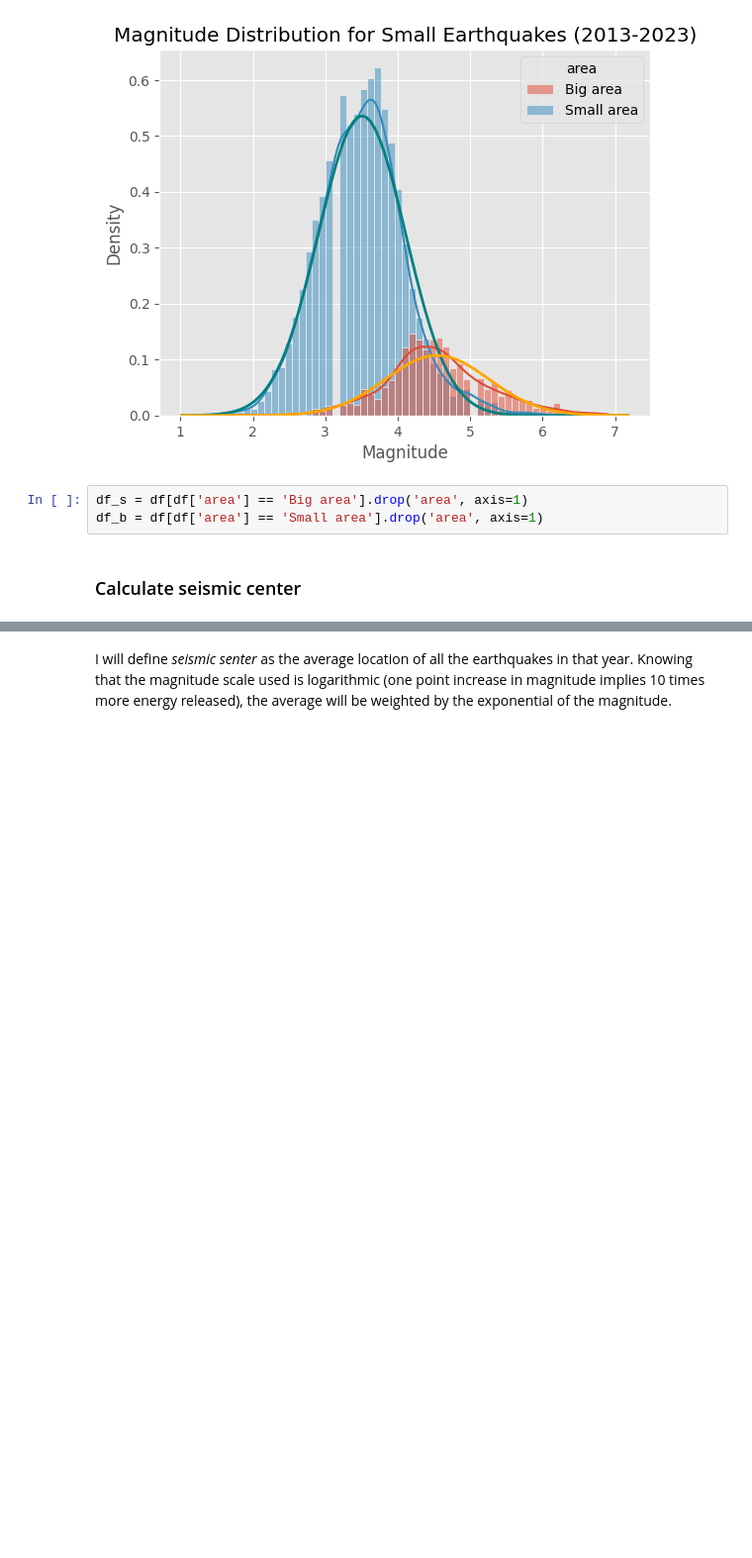
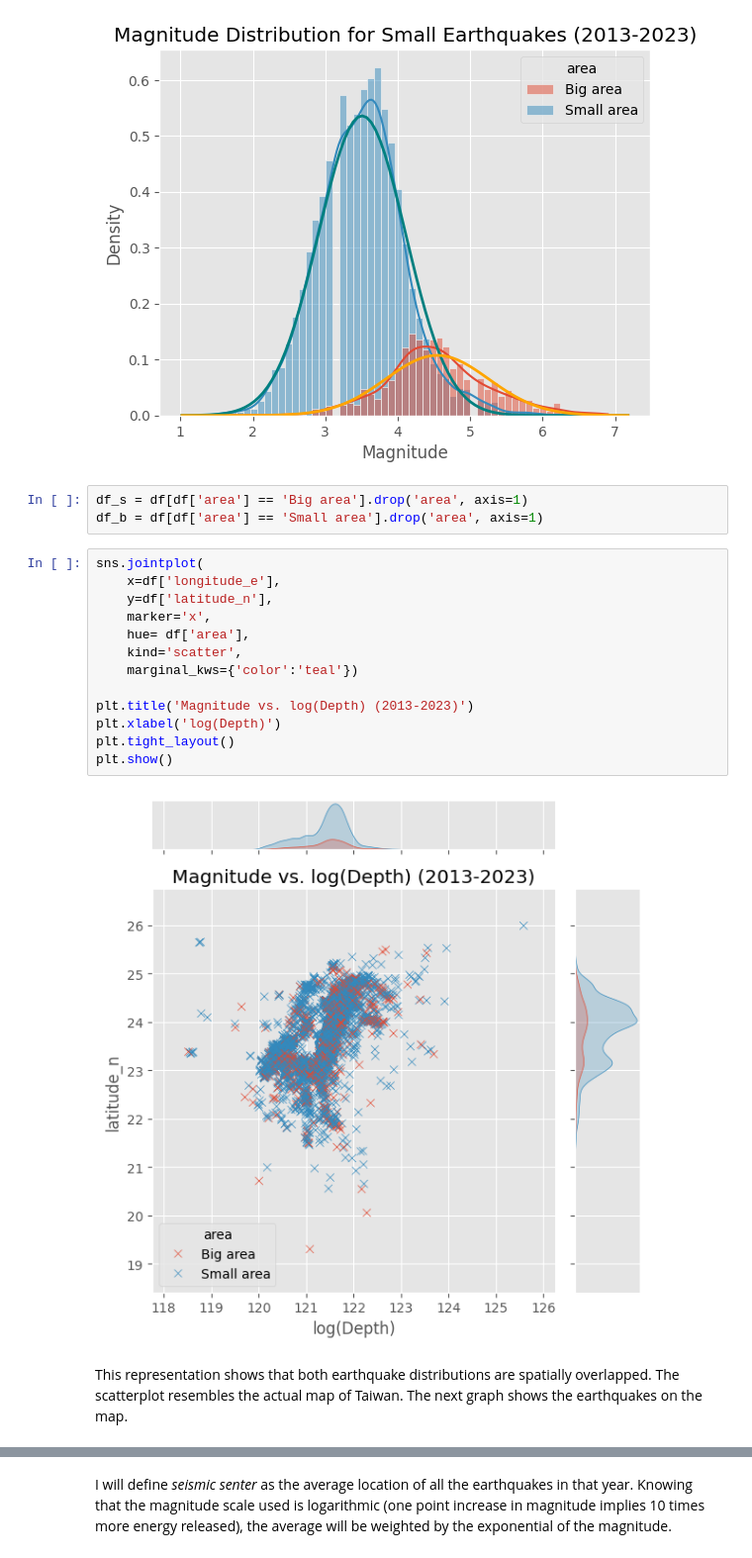
Before and after one commit to jiug/Taiwan-Earthquakes, a Jupyter notebook: earthquakes-taiwan.ipynb, the cells around one changed output, grey strips where cells are left out. Shown at 99% size. Drawn from its saved outputs; the diff is of its cells as text; blank space fills up the shorter version.

```diff
--- a/earthquakes-taiwan.ipynb
+++ b/earthquakes-taiwan.ipynb
@@ -209,5 +224,20 @@ plt.show()
 # %%
 df_s = df[df['area'] == 'Big area'].drop('area', axis=1)
 df_b = df[df['area'] == 'Small area'].drop('area', axis=1)
-# %% [markdown]
-### Calculate seismic center
+# %%
+sns.jointplot(
+    x=df['longitude_e'],
+    y=df['latitude_n'],
+    marker='x',
+    hue= df['area'],
+    kind='scatter',
+    marginal_kws={'color':'teal'})
+
+plt.title('Magnitude vs. log(Depth) (2013-2023)')
+plt.xlabel('log(Depth)')
+plt.tight_layout()
+plt.show()
+# %% [output]
+[figure, added]
+# %% [markdown]
+This representation shows that both earthquake distributions are spatially overlapped. The scatterplot resembles the actual map of Taiwan. The next graph shows the earthquakes on the map.
```
Also changed, not shown: parts of 27 cells of this notebook, 2 other files.
